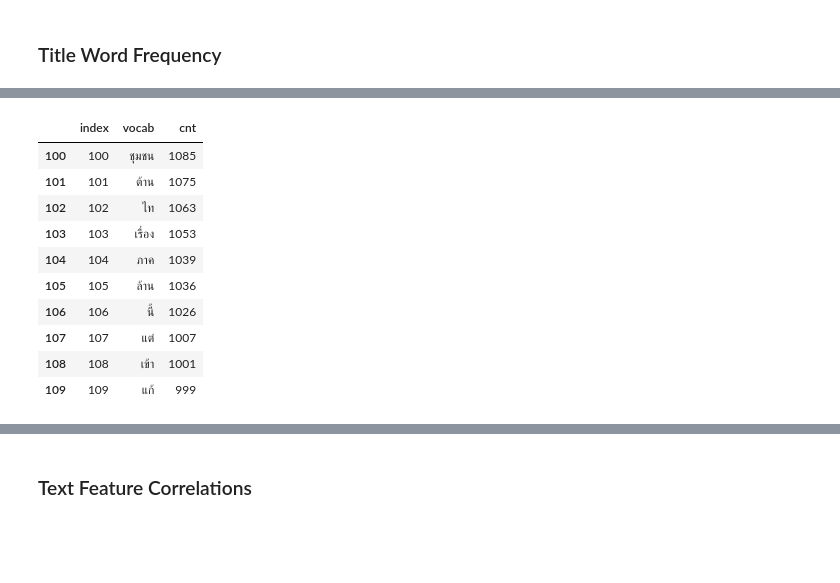
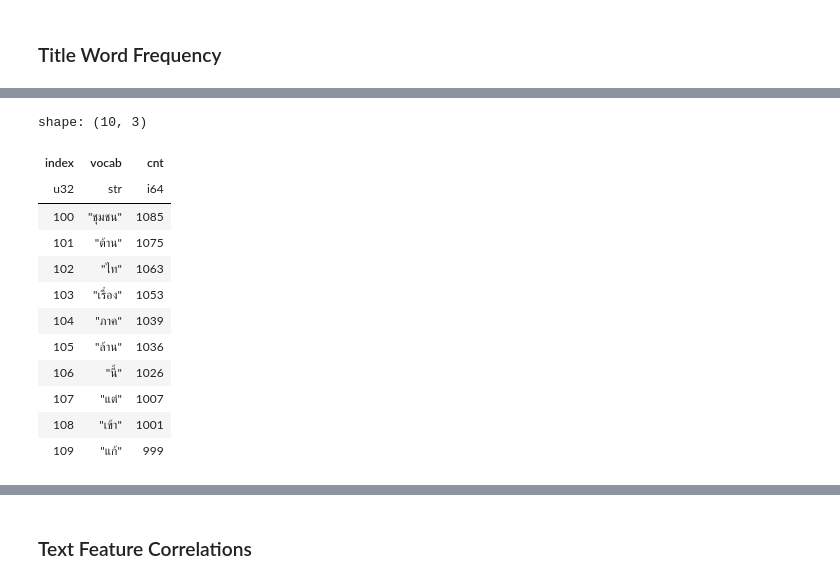
Before and after one commit to lemasc/prachathai-67k, a Jupyter notebook: exploration.ipynb, the cells around one changed output, grey strips where cells are left out. Saved outputs shown, nothing was run; the diff lists cells and outputs as text; code cells hidden in the pictures; blank space fills up the shorter version.

```diff
--- a/exploration.ipynb
+++ b/exploration.ipynb
@@ -63,0 +52,9 @@ prachathai.head()
+# %%
+prachathai = pl.read_csv('prachathai-67k.csv', schema_overrides={
+    "date": pl.Datetime(time_zone="Asia/Bangkok"),
+}).with_columns(
+    # The labels aren't JSON :(
+    pl.col("labels").map_elements(literal_eval, return_dtype=pl.List(pl.Utf8))
+)
+print(prachathai.shape)
+prachathai.head()
@@ -160,3 +163,0 @@ def in_benchmark(x,label):
-# %%
-for label in tqdm(benchmark_labels):
-    prachathai[label] = prachathai.labels.map(lambda x: in_benchmark(x,label))
@@ -271,7 +305,7 @@ plt.show()
 from sklearn.feature_extraction.text import CountVectorizer
 
 title_cnt = CountVectorizer(tokenizer=THAI2FIT_TOKENIZER.word_tokenize, token_pattern=None)
-title_mat = title_cnt.fit_transform(prachathai.title)
+title_mat = title_cnt.fit_transform(prachathai['title'].to_numpy())
 # %% [markdown]
 ### Title Word Count Distribution
 # %%
@@ -289,10 +324,10 @@ Average Title Word Count: 15.362164710041391
 # %% [markdown]
 ### Title Word Frequency
 # %%
-title_top = pd.DataFrame({
-    'vocab': list(title_cnt.get_feature_names_out()),
-    'cnt': np.asarray(title_mat.sum(axis=0)).squeeze()}).sort_values('cnt',ascending=False)
-title_top = title_top.reset_index(drop=True).reset_index()
+title_top = pl.DataFrame({
+    'vocab': title_cnt.get_feature_names_out(),
+    'cnt': np.asarray(title_mat.sum(axis=0)).squeeze()
+}).sort('cnt', descending=True).with_row_index('index')
 # %%
 title_top.head()
 # %% [output]
@@ -328,17 +367,19 @@ title_top.head(10)
 # %%
-title_top.iloc[100:,:].head(10)
+title_top[100:].head(10)
 # %% [output]
+shape: (10, 3)
-|  | index | vocab | cnt |
-| 100 | 100 | ชุมชน | 1085 |
-| 101 | 101 | ต้าน | 1075 |
-| 102 | 102 | ไท | 1063 |
-| 103 | 103 | เรื่อง | 1053 |
-| 104 | 104 | ภาค | 1039 |
-| 105 | 105 | ล้าน | 1036 |
-| 106 | 106 | นี้ | 1026 |
-| 107 | 107 | แต่ | 1007 |
-| 108 | 108 | เข้า | 1001 |
-| 109 | 109 | แก้ | 999 |
+| index | vocab | cnt |
+| u32 | str | i64 |
+| 100 | "ชุมชน" | 1085 |
+| 101 | "ต้าน" | 1075 |
+| 102 | "ไท" | 1063 |
+| 103 | "เรื่อง" | 1053 |
+| 104 | "ภาค" | 1039 |
+| 105 | "ล้าน" | 1036 |
+| 106 | "นี้" | 1026 |
+| 107 | "แต่" | 1007 |
+| 108 | "เข้า" | 1001 |
+| 109 | "แก้" | 999 |
 # %%
 title_top.tail(10)
 # %% [output]
```
Also changed, not shown: parts of 41 cells of this notebook, 2 other files.
